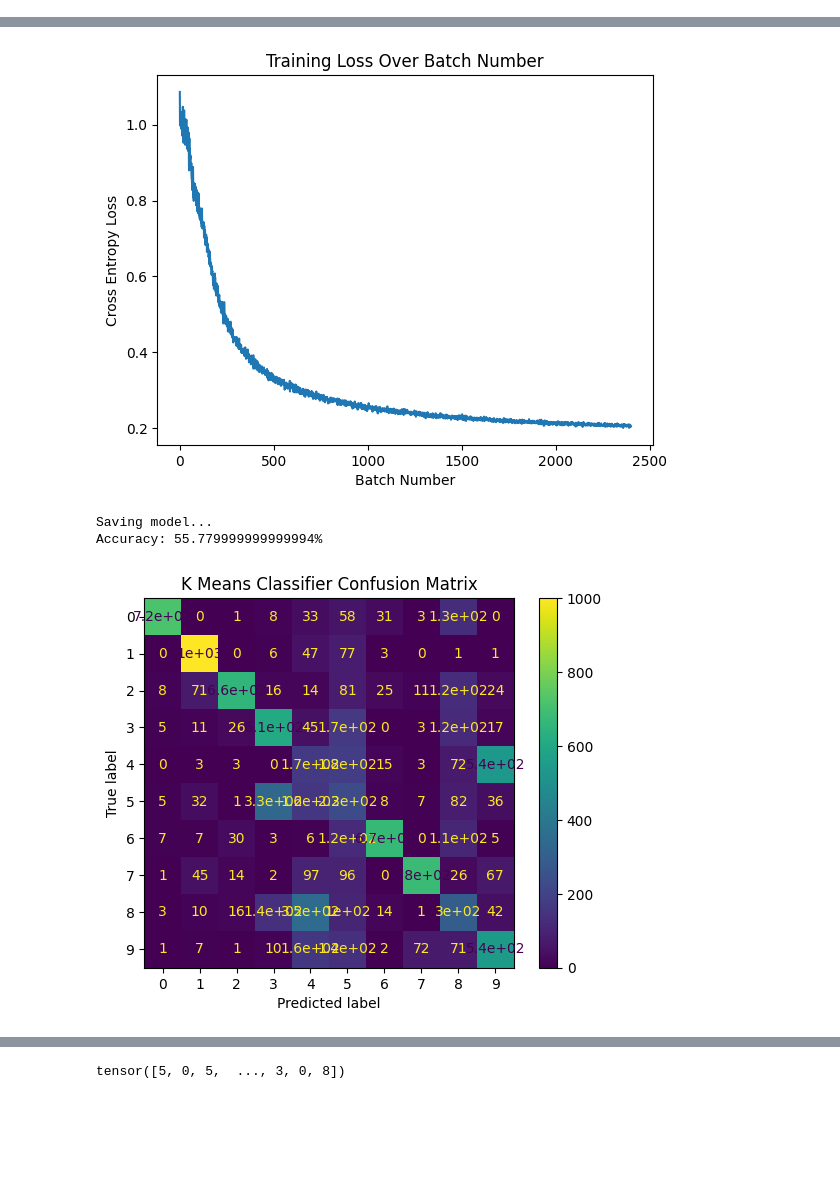
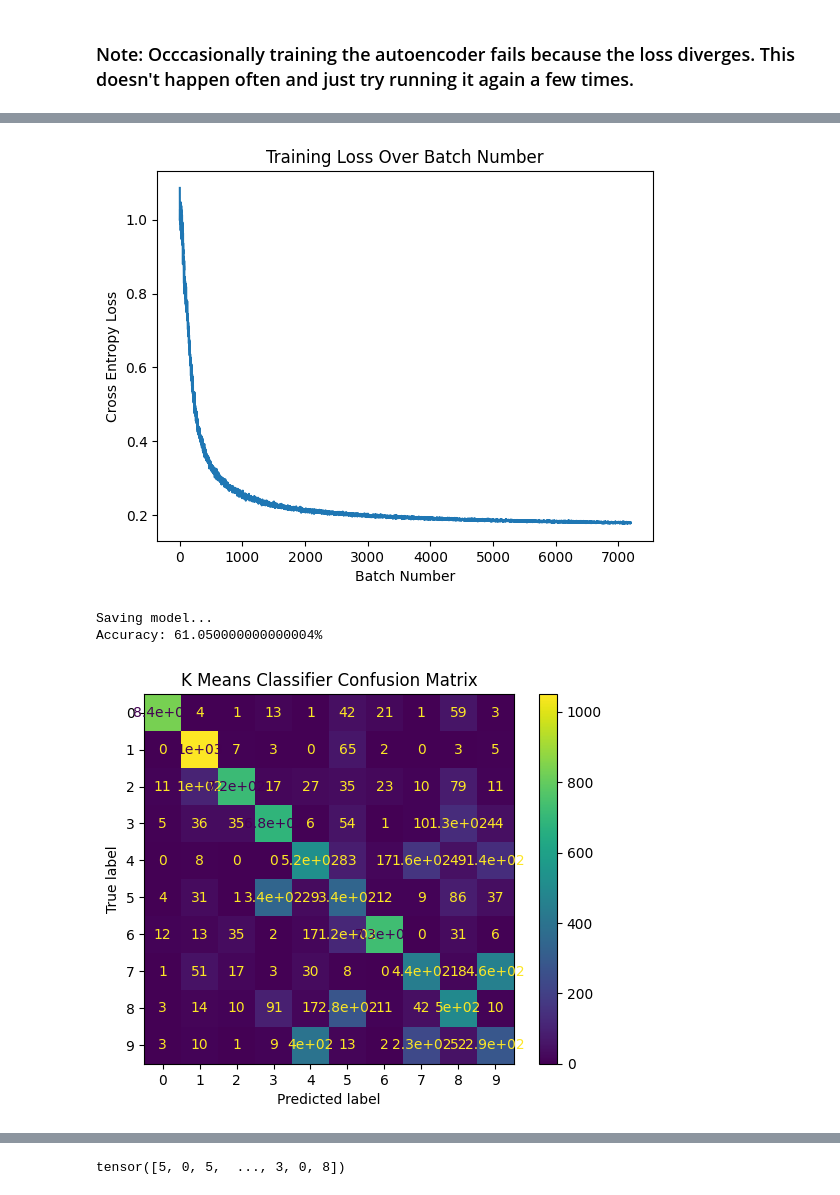
Before and after one commit to awei799331/cs484-final-project, a Jupyter notebook: main.ipynb, the cells around one changed output, grey strips where cells are left out. Drawn from its saved outputs; the diff is of its cells as text; code cells hidden in the pictures; blank space fills up the shorter version.

```diff
--- a/main.ipynb
+++ b/main.ipynb
@@ -65,8 +65,8 @@ class ClassificationNetwork:
 
         return labeled_train_loader, unlabeled_train_loader, val_loader
 
-    def train(self):
-        %run -i 'run.py' encoder '{self.labeled_percent}' -t
+    def train(self, epochs = 1):
+        %run -i "run.py" encoder "{self.labeled_percent}" -t -e "{epochs}"
 
     def get_encodes_targets(self, loader, encoder_model):
         encodes = None
@@ -116,8 +116,10 @@ class ClassificationNetwork:
         disp.plot()
         plt.title("K Means Classifier Confusion Matrix")
         plt.show()
+# %% [markdown]
+### Note: Occcasionally training the autoencoder fails because the loss diverges. This doesn't happen often and just try running it again a few times.
 # %%
 network = ClassificationNetwork(0.8)
-network.train()
+network.train(epochs=15)
 network.run_kmeans()
 # %% [output]
@@ -131,7 +143,7 @@ Completed training! Final loss: 0.20424294471740723
 Running validation...
-[figure, old version]
+[figure, new version]
 Saving model...
-Accuracy: 55.779999999999994%
+Accuracy: 61.050000000000004%
-[figure, old version]
+[figure, new version]
 # %%
 network = ClassificationNetwork(0.5)
```
Also changed, not shown: parts of 6 cells of this notebook.
